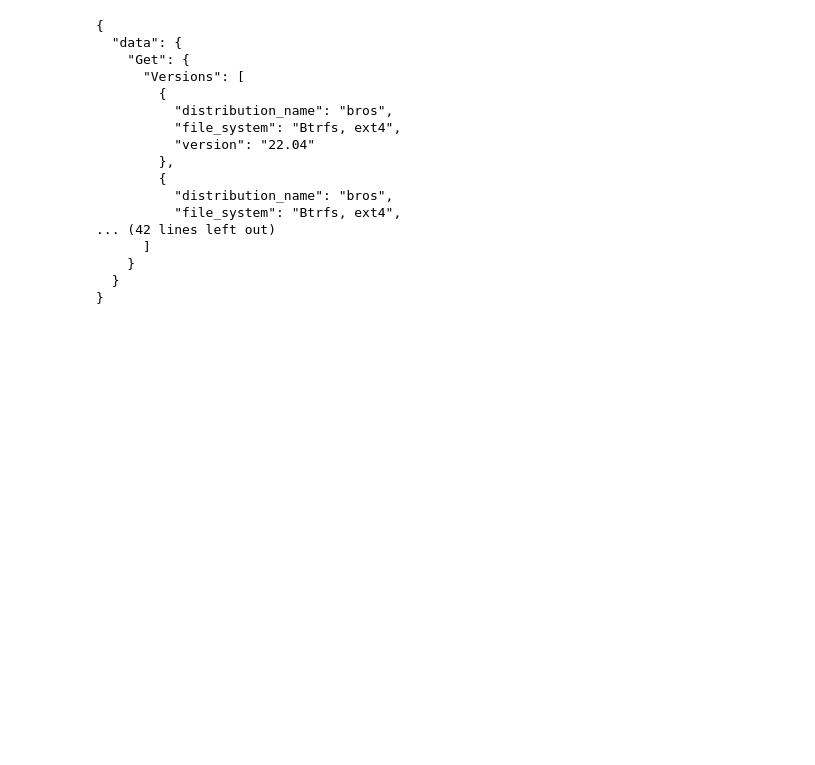
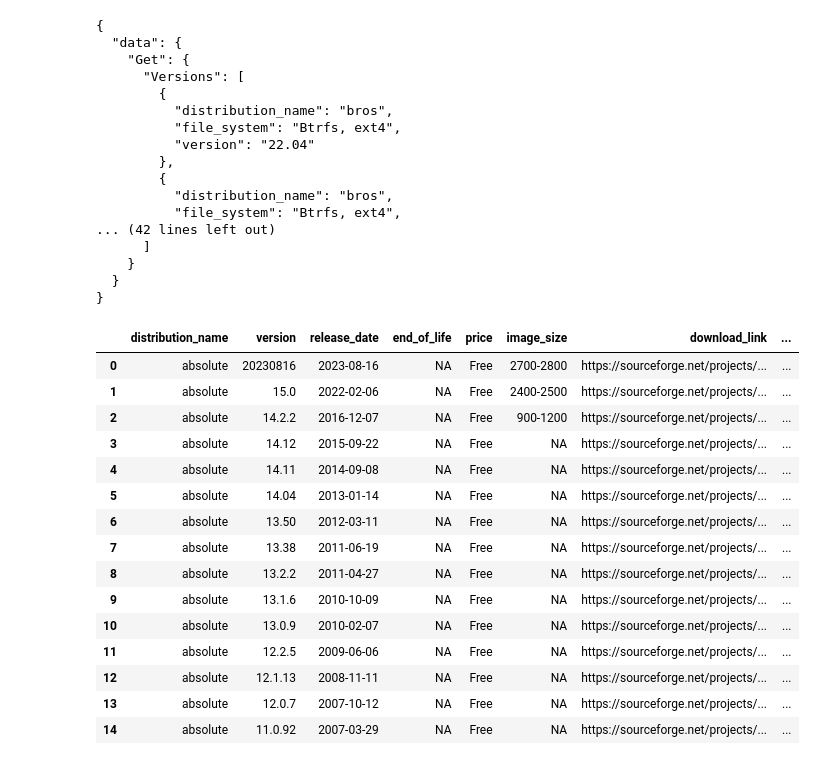
Before and after one commit to Joel-yj/tux-recommender, a Jupyter notebook: test.ipynb, the cells around one changed output. Cells and saved outputs as stored; diff of their text form; code cells hidden in the pictures; blank space fills up the shorter version.

```diff
--- a/test.ipynb
+++ b/test.ipynb
@@ -37,3 +37,25 @@ print(json.dumps(response, indent=2))
     }
   }
 }
+# %%
+import pandas as pd
+
+test =pd.read_json("Versions/features_absolute.json")
+test
+# %% [output]
+|  | distribution_name | version | release_date | end_of_life | price | image_size | download_link | ... |
+| 0 | absolute | 20230816 | 2023-08-16 | NA | Free | 2700-2800 | https://sourceforge.net/projects/... | ... |
+| 1 | absolute | 15.0 | 2022-02-06 | NA | Free | 2400-2500 | https://sourceforge.net/projects/... | ... |
+| 2 | absolute | 14.2.2 | 2016-12-07 | NA | Free | 900-1200 | https://sourceforge.net/projects/... | ... |
+| 3 | absolute | 14.12 | 2015-09-22 | NA | Free | NA | https://sourceforge.net/projects/... | ... |
+| 4 | absolute | 14.11 | 2014-09-08 | NA | Free | NA | https://sourceforge.net/projects/... | ... |
+| 5 | absolute | 14.04 | 2013-01-14 | NA | Free | NA | https://sourceforge.net/projects/... | ... |
+| 6 | absolute | 13.50 | 2012-03-11 | NA | Free | NA | https://sourceforge.net/projects/... | ... |
+| 7 | absolute | 13.38 | 2011-06-19 | NA | Free | NA | https://sourceforge.net/projects/... | ... |
+| 8 | absolute | 13.2.2 | 2011-04-27 | NA | Free | NA | https://sourceforge.net/projects/... | ... |
+| 9 | absolute | 13.1.6 | 2010-10-09 | NA | Free | NA | https://sourceforge.net/projects/... | ... |
+| 10 | absolute | 13.0.9 | 2010-02-07 | NA | Free | NA | https://sourceforge.net/projects/... | ... |
+| 11 | absolute | 12.2.5 | 2009-06-06 | NA | Free | NA | https://sourceforge.net/projects/... | ... |
+| 12 | absolute | 12.1.13 | 2008-11-11 | NA | Free | NA | https://sourceforge.net/projects/... | ... |
+| 13 | absolute | 12.0.7 | 2007-10-12 | NA | Free | NA | https://sourceforge.net/projects/... | ... |
+| 14 | absolute | 11.0.92 | 2007-03-29 | NA | Free | NA | https://sourceforge.net/projects/... | ... |
```
Also changed, not shown: 2 other files.
